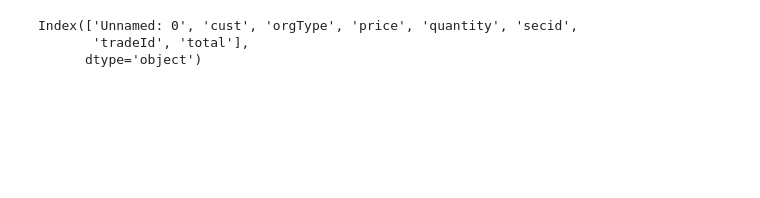
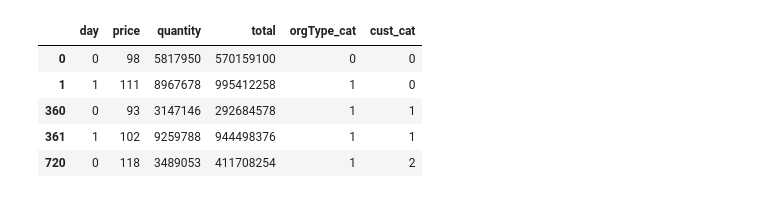
Before and after one commit to dexterchan/TradeSample, a Jupyter notebook: Scripts/AnalysisWorkbook2.ipynb, the cells around one changed output. Cells and saved outputs as stored; diff of their text form; code cells hidden in the pictures; blank space fills up the shorter version.

```diff
--- a/Scripts/AnalysisWorkbook2.ipynb
+++ b/Scripts/AnalysisWorkbook2.ipynb
@@ -8,10 +9,14 @@ import pandas as pds
 # %%
 if( os.path.isfile(file_name)  ):
-    df = pds.read_csv(file_name)
+    rawdf = pds.read_csv(file_name)
 else:
     t = TradeGenerator()
-    tList = t.prepareTradeList(100)
-    df = t.tradeListConvert2DataFrame(tList)
-    df.to_csv(file_name)
+    tList = t.prepareTradeList(tradingdays=360)
+    rawdf = t.tradeListConvert2DataFrame(tList)
+    rawdf.to_csv(file_name,index=False)
+
+
+rawdf["total"] = rawdf["price"] * rawdf["quantity"]
+df=rawdf
+
+df=df.drop("tradeId",axis=1)
-# %%
-df["total"]=df["price"] * df["quantity"]
@@ -20,9 +23,3 @@ from datetime import date
-# %%
-df.columns
-# %% [output]
-Index(['Unnamed: 0', 'cust', 'orgType', 'price', 'quantity', 'secid',
-       'tradeId', 'total'],
-      dtype='object')
 # %%
 from sklearn.base import BaseEstimator, TransformerMixin
 from IPython.core.debugger import set_trace
@@ -40,16 +37,29 @@ class CategoryEncoder(BaseEstimator, TransformerMixin):
         X.drop(self.attribute,axis=1 ,inplace=True)
         return X
 # %%
+from sklearn.preprocessing import StandardScaler
 OrgTypeCategoryEncoder = CategoryEncoder("orgType")
 CustCategoryEncoder = CategoryEncoder("cust")
+SecCategoryEncoder = CategoryEncoder("secid")
 from sklearn.pipeline import Pipeline
 from sklearn.preprocessing import StandardScaler
 
 num_pipeline = Pipeline([
         ('OrgType', OrgTypeCategoryEncoder),
-        ('Cust', CustCategoryEncoder)
+        ('Cust', CustCategoryEncoder),
+            ('Sec', SecCategoryEncoder)
     ])
 # %%
 newdf=num_pipeline.fit_transform(df)
 # %%
-newdf=newdf.drop("tradeId",axis=1)
+secIdInx = newdf["secid_cat"]
+newdf = newdf.drop("secid_cat",axis=1)
+# %%
+newdf[(newdf["day"]<2) ].head()
+# %% [output]
+|  | day | price | quantity | total | orgType_cat | cust_cat |
+| 0 | 0 | 98 | 5817950 | 570159100 | 0 | 0 |
+| 1 | 1 | 111 | 8967678 | 995412258 | 1 | 0 |
+| 360 | 0 | 93 | 3147146 | 292684578 | 1 | 1 |
+| 361 | 1 | 102 | 9259788 | 944498376 | 1 | 1 |
+| 720 | 0 | 118 | 3489053 | 411708254 | 1 | 2 |
```
Also changed, not shown: parts of 16 cells of this notebook, 3 other files.
